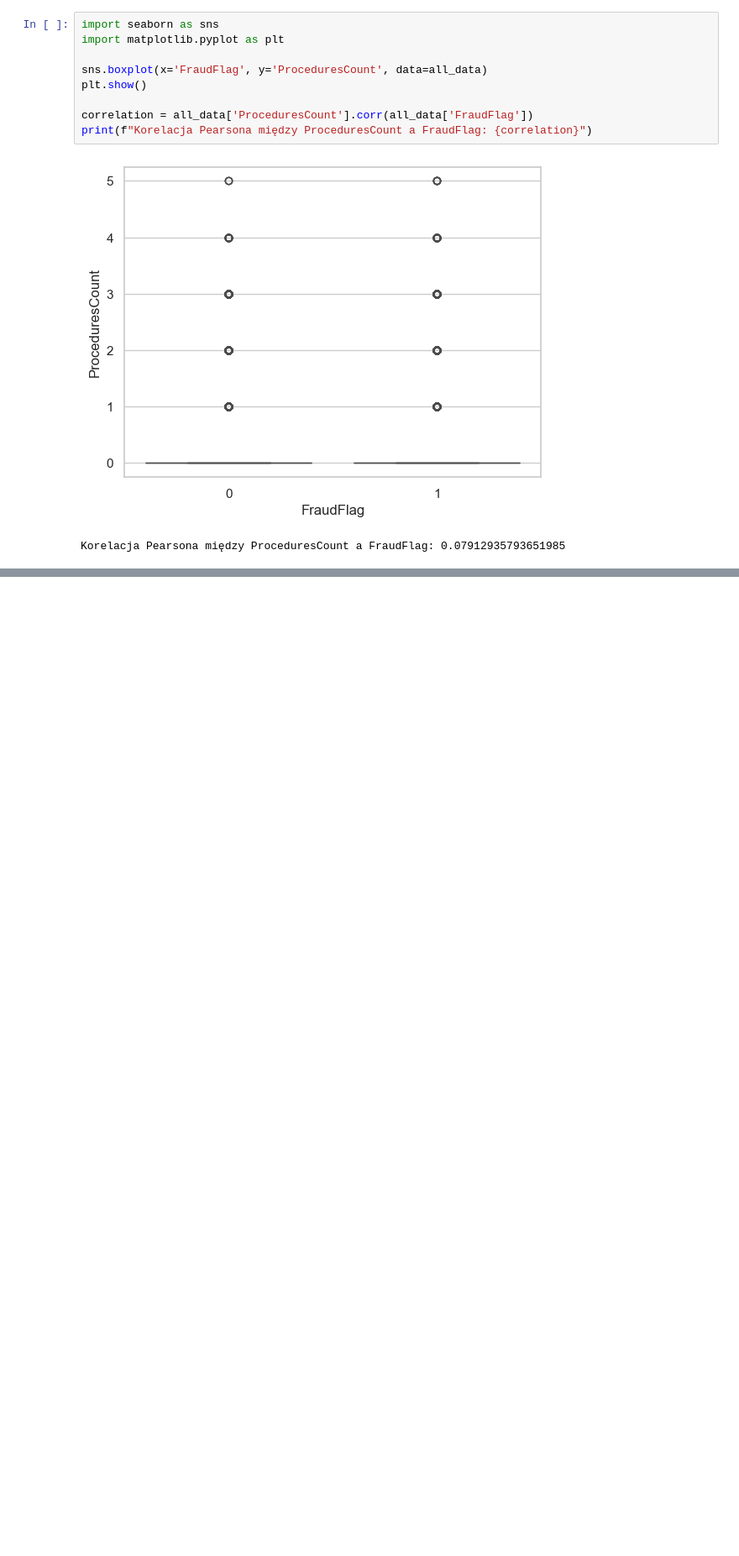
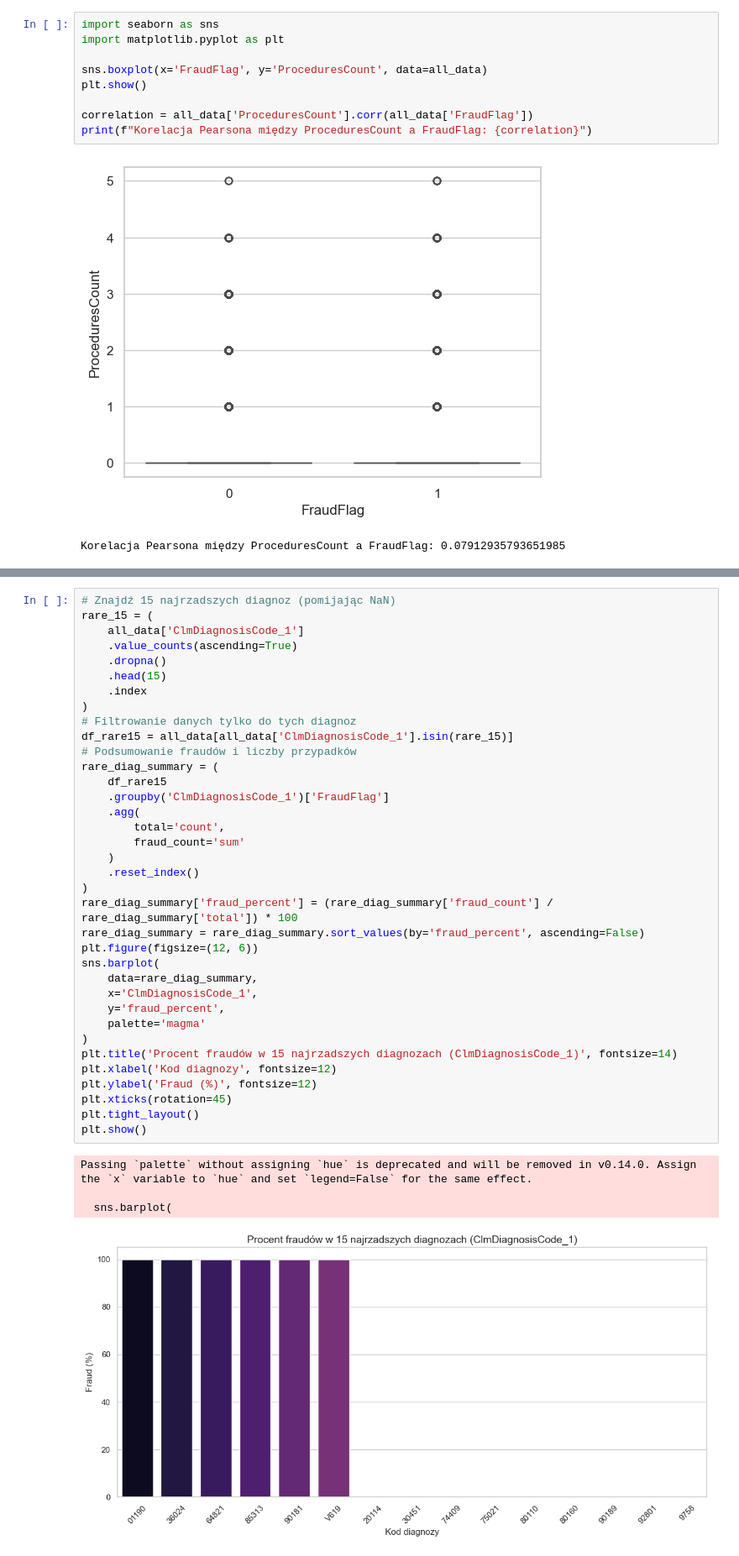
Before and after one commit to infoshareacademy/jdszr19-grupa-specjalna, a Jupyter notebook: AnalizaEDA_atorba.ipynb, the cells around one changed output, grey strips where cells are left out. Shown at 84% size. Saved outputs shown, nothing was run; the diff lists cells and outputs as text; blank space fills up the shorter version.

```diff
--- a/AnalizaEDA_atorba.ipynb
+++ b/AnalizaEDA_atorba.ipynb
@@ -1897,0 +1959,41 @@ Korelacja Pearsona między ProceduresCount a FraudFlag: 0.07912935793651985
+# %%
+# Znajdź 15 najrzadszych diagnoz (pomijając NaN)
+rare_15 = (
+    all_data['ClmDiagnosisCode_1']
+    .value_counts(ascending=True)
+    .dropna()
+    .head(15)
+    .index
+)
+# Filtrowanie danych tylko do tych diagnoz
+df_rare15 = all_data[all_data['ClmDiagnosisCode_1'].isin(rare_15)]
+# Podsumowanie fraudów i liczby przypadków
+rare_diag_summary = (
+    df_rare15
+    .groupby('ClmDiagnosisCode_1')['FraudFlag']
+    .agg(
+        total='count',
+        fraud_count='sum'
+    )
+    .reset_index()
+)
+rare_diag_summary['fraud_percent'] = (rare_diag_summary['fraud_count'] / rare_diag_summary['total']) * 100
+rare_diag_summary = rare_diag_summary.sort_values(by='fraud_percent', ascending=False)
+plt.figure(figsize=(12, 6))
+sns.barplot(
+    data=rare_diag_summary,
+    x='ClmDiagnosisCode_1',
+    y='fraud_percent',
+    palette='magma'
+)
+plt.title('Procent fraudów w 15 najrzadszych diagnozach (ClmDiagnosisCode_1)', fontsize=14)
+plt.xlabel('Kod diagnozy', fontsize=12)
+plt.ylabel('Fraud (%)', fontsize=12)
+plt.xticks(rotation=45)
+plt.tight_layout()
+plt.show()
+# %% [output]
+Passing `palette` without assigning `hue` is deprecated and will be removed in v0.14.0. Assign the `x` variable to `hue` and set `legend=False` for the same effect.
+
+  sns.barplot(
+[figure, added]
```
Also changed, not shown: parts of 6 cells of this notebook.
